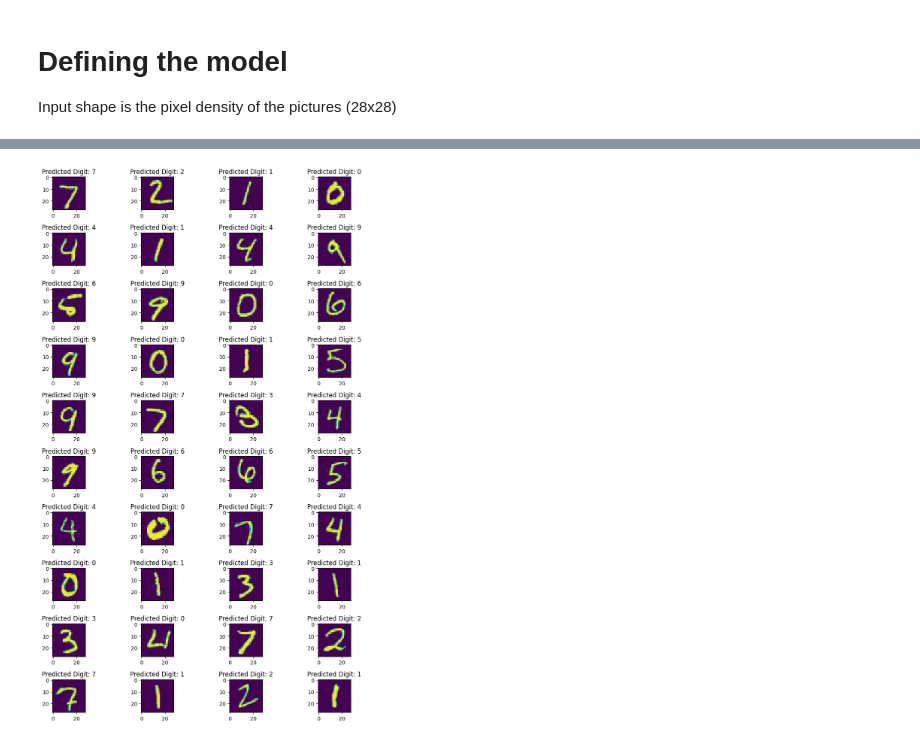
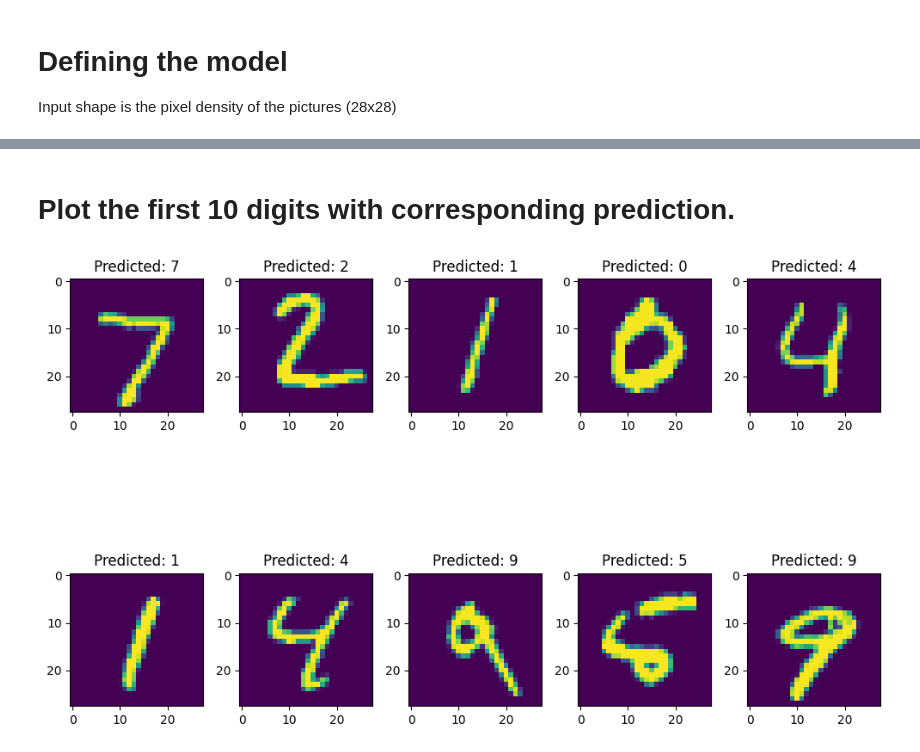
Before and after one commit to R4vante/School, a Jupyter notebook: Statistical_Learning/Machine_learning/Deep_learning/Classification/Hand_number.ipynb, the cells around one changed output, grey strips where cells are left out. Cells and saved outputs as stored; diff of their text form; code cells hidden in the pictures.

```diff
--- a/Statistical_Learning/Machine_learning/Deep_learning/Classification/Hand_number.ipynb
+++ b/Statistical_Learning/Machine_learning/Deep_learning/Classification/Hand_number.ipynb
@@ -154,10 +232,12 @@ f1_macro, f1_micro
+# %% [markdown]
+# Plot the first 10 digits with corresponding prediction.
 # %%
-fig, ax = plt.subplots(10, 4, figsize=(10,15))
-for i in range(40):
-    plt.subplot(10, 4, i+1)
+fig, ax = plt.subplots(2, 5, figsize=(10,8))
+for i in range(10):
+    plt.subplot(2, 5, i+1)
     plt.imshow(X_test[i])
-    plt.title(f'Predicted Digit: {y_pred[i]}')
+    plt.title(f'Predicted: {y_pred[i]}')
 fig.tight_layout()
 plt.show()
 # %% [output]
-[figure, old version]
+[figure, new version]
```
Also changed, not shown: parts of 23 cells of this notebook, 1 other file.
